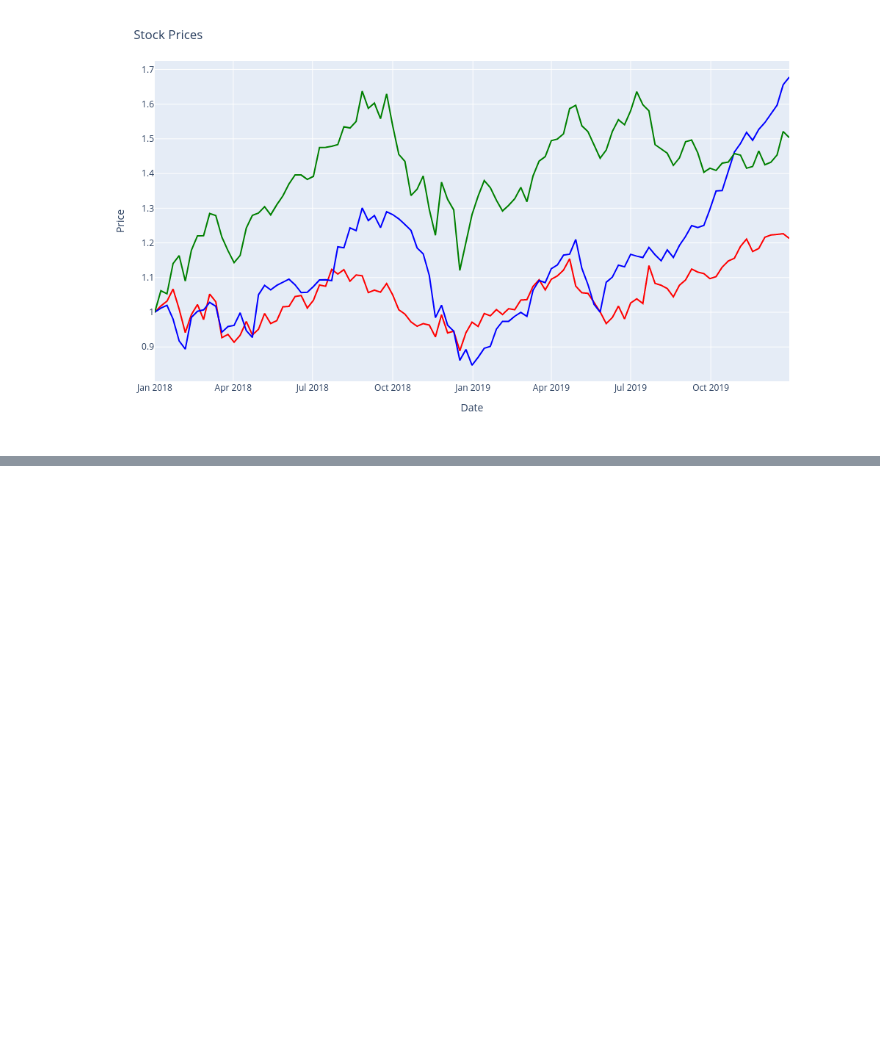
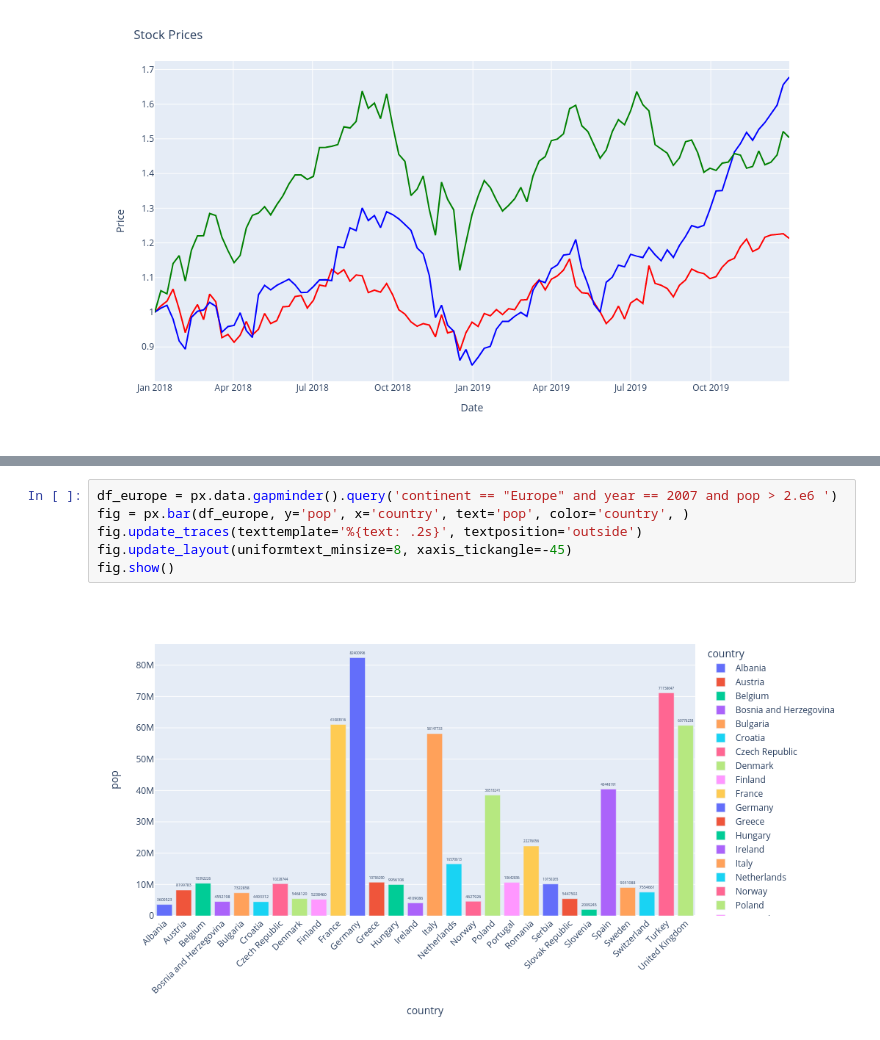
Before and after one commit to hereliesadvaith/Coding-Tutorials, a Jupyter notebook: 01_python/06_libraries/03_plotly/00.ipynb, the cells around one changed output, grey strips where cells are left out. Saved outputs shown, nothing was run; the diff lists cells and outputs as text; blank space fills up the shorter version.

```diff
--- a/01_python/06_libraries/03_plotly/00.ipynb
+++ b/01_python/06_libraries/03_plotly/00.ipynb
@@ -50,0 +69,8 @@ fig.show()
+# %%
+df_europe = px.data.gapminder().query('continent == "Europe" and year == 2007 and pop > 2.e6 ')
+fig = px.bar(df_europe, y='pop', x='country', text='pop', color='country', )
+fig.update_traces(texttemplate='%{text: .2s}', textposition='outside')
+fig.update_layout(uniformtext_minsize=8, xaxis_tickangle=-45)
+fig.show()
+# %% [output]
+[figure, added]
```
Also changed, not shown: parts of 22 cells of this notebook.
